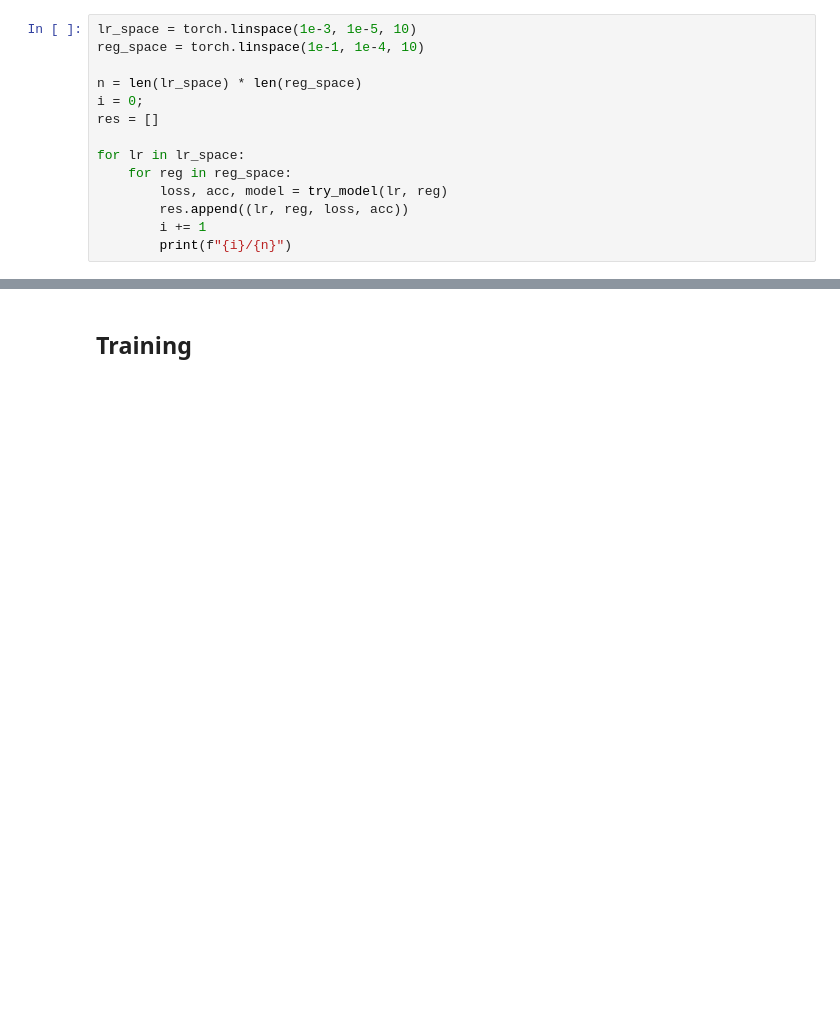
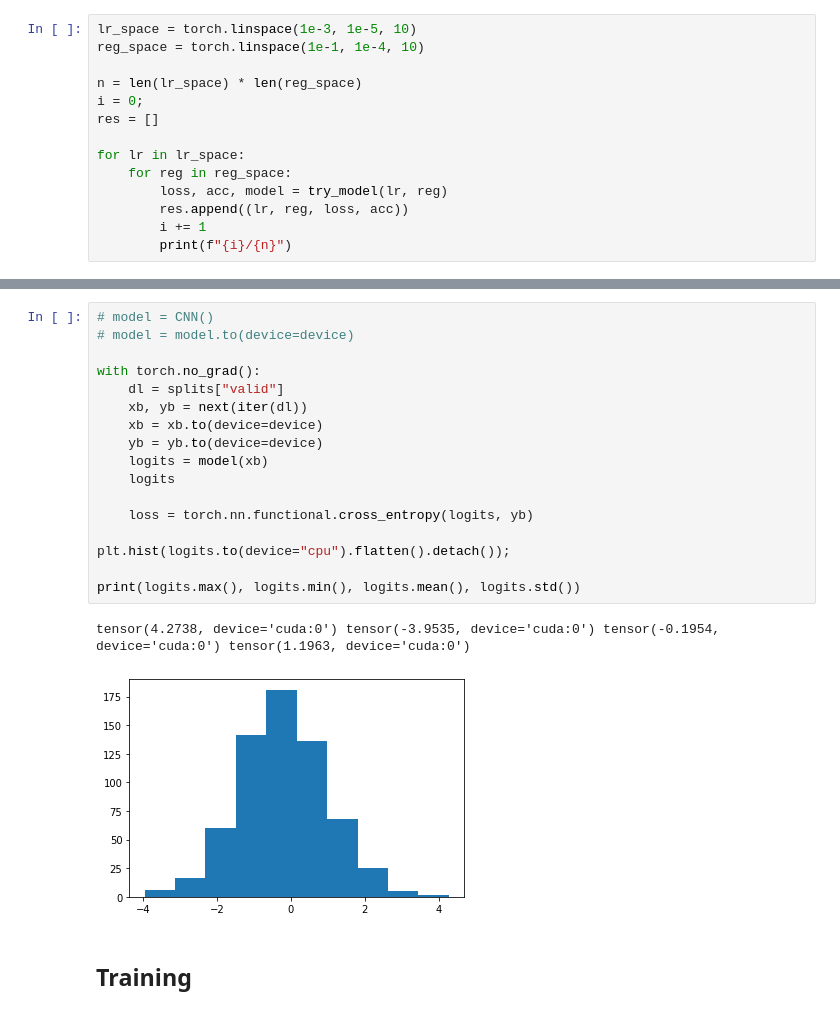
Before and after one commit to stkao05/cs231, a Jupyter notebook: experiments/cifar.ipynb, the cells around one changed output, grey strips where cells are left out. Drawn from its saved outputs; the diff is of its cells as text; blank space fills up the shorter version.

```diff
--- a/experiments/cifar.ipynb
+++ b/experiments/cifar.ipynb
@@ -314,3 +350,23 @@ res[0:10]
+# %%
+# model = CNN()
+# model = model.to(device=device)
+
+with torch.no_grad():
+    dl = splits["valid"]
+    xb, yb = next(iter(dl))
+    xb = xb.to(device=device)
+    yb = yb.to(device=device)
+    logits = model(xb)
+    logits
+
+    loss = torch.nn.functional.cross_entropy(logits, yb)
+
+plt.hist(logits.to(device="cpu").flatten().detach());
+
+print(logits.max(), logits.min(), logits.mean(), logits.std())
+# %% [output]
+tensor(4.2738, device='cuda:0') tensor(-3.9535, device='cuda:0') tensor(-0.1954, device='cuda:0') tensor(1.1963, device='cuda:0')
+[figure, added]
 # %% [markdown]
 ## Training
 # %%
```
Also changed, not shown: parts of 12 cells of this notebook.
